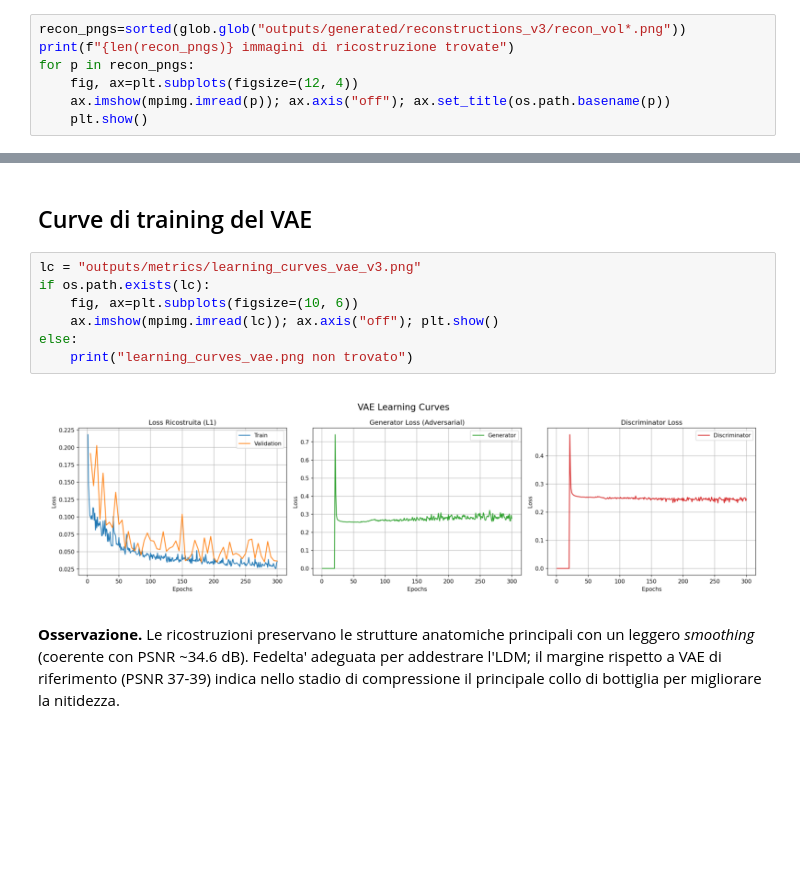
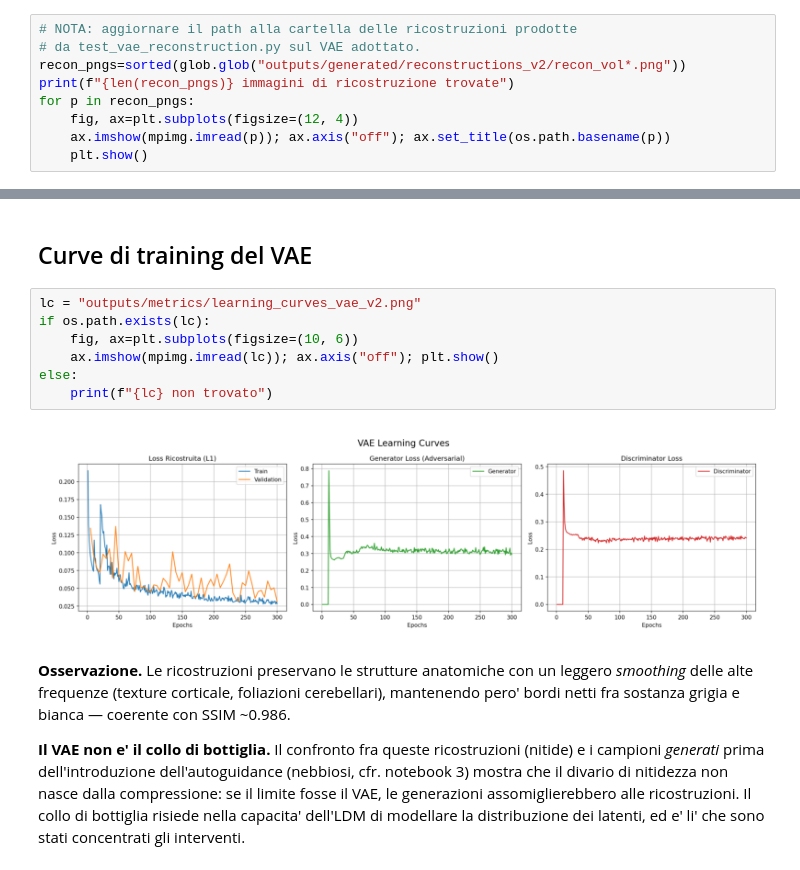
Before and after one commit to DanieleSchingaro/3DLDM_Schingaro, a Jupyter notebook: notebooks/02_vae_reconstruction.ipynb, the cells around one changed output, grey strips where cells are left out. Drawn from its saved outputs; the diff is of its cells as text; blank space fills up the shorter version.

```diff
--- a/notebooks/02_vae_reconstruction.ipynb
+++ b/notebooks/02_vae_reconstruction.ipynb
@@ -38,7 +40,9 @@ def show_ortho(vol, title=None, ax_row=None, cmap="gray"):
 ## Esempi di ricostruzione
 Confronto reale vs ricostruzione (immagini gia' prodotte).
 # %%
-recon_pngs=sorted(glob.glob("outputs/generated/reconstructions_v3/recon_vol*.png"))
+# NOTA: aggiornare il path alla cartella delle ricostruzioni prodotte
+# da test_vae_reconstruction.py sul VAE adottato.
+recon_pngs=sorted(glob.glob("outputs/generated/reconstructions_v2/recon_vol*.png"))
 print(f"{len(recon_pngs)} immagini di ricostruzione trovate")
 for p in recon_pngs:
     fig, ax=plt.subplots(figsize=(12, 4))
@@ -53,13 +57,15 @@ for p in recon_pngs:
 # %% [markdown]
 ## Curve di training del VAE
 # %%
-lc = "outputs/metrics/learning_curves_vae_v3.png"
+lc = "outputs/metrics/learning_curves_vae_v2.png"
 if os.path.exists(lc):
     fig, ax=plt.subplots(figsize=(10, 6))
     ax.imshow(mpimg.imread(lc)); ax.axis("off"); plt.show()
 else:
-    print("learning_curves_vae.png non trovato")
+    print(f"{lc} non trovato")
 # %% [output]
-[figure, old version]
+[figure, new version]
 # %% [markdown]
-**Osservazione.** Le ricostruzioni preservano le strutture anatomiche principali con un leggero *smoothing* (coerente con PSNR ~34.6 dB). Fedelta' adeguata per addestrare l'LDM; il margine rispetto a VAE di riferimento (PSNR 37-39) indica nello stadio di compressione il principale collo di bottiglia per migliorare la nitidezza.
+**Osservazione.** Le ricostruzioni preservano le strutture anatomiche con un leggero *smoothing* delle alte frequenze (texture corticale, foliazioni cerebellari), mantenendo pero' bordi netti fra sostanza grigia e bianca — coerente con SSIM ~0.986.
+
+**Il VAE non e' il collo di bottiglia.** Il confronto fra queste ricostruzioni (nitide) e i campioni *generati* prima dell'introduzione dell'autoguidance (nebbiosi, cfr. notebook 3) mostra che il divario di nitidezza non nasce dalla compressione: se il limite fosse il VAE, le generazioni assomiglierebbero alle ricostruzioni. Il collo di bottiglia risiede nella capacita' dell'LDM di modellare la distribuzione dei latenti, ed e' li' che sono stati concentrati gli interventi.
```
Also changed, not shown: parts of 1 cell of this notebook, 3 other files.
